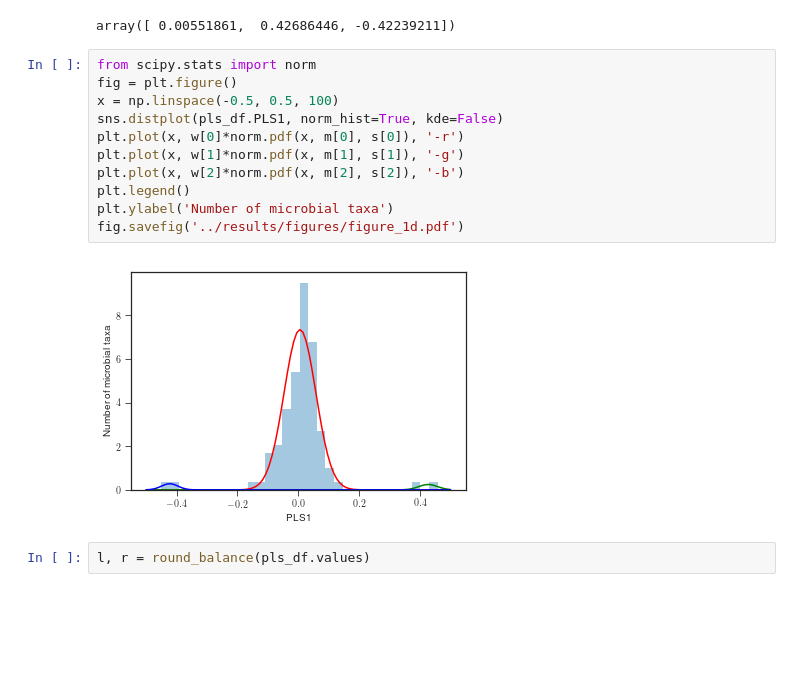
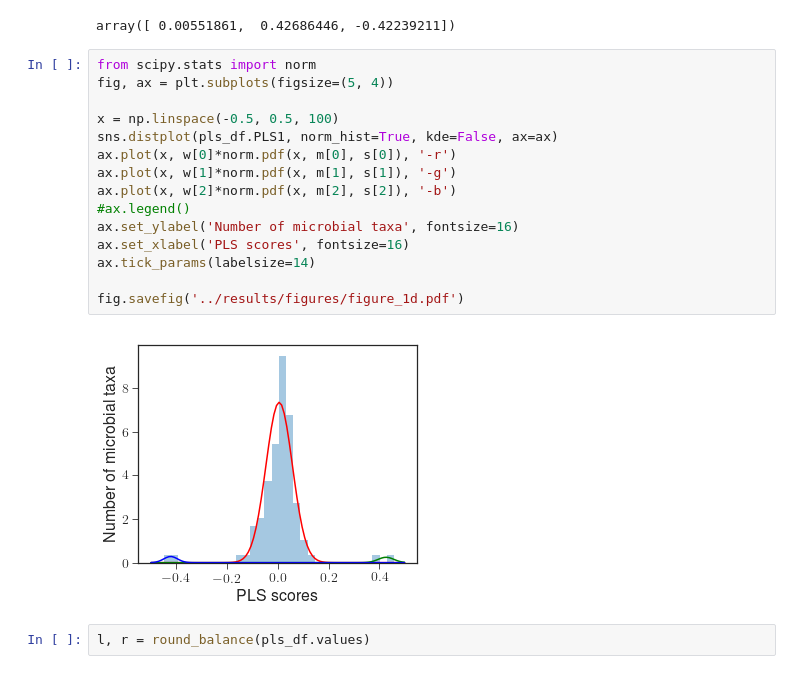
Before and after one commit to mortonjt/pls-balances, a Jupyter notebook: pls_balances/ipynb/simulation.ipynb, the cells around one changed output. Cells and saved outputs as stored; diff of their text form; blank space fills up the shorter version.

```diff
--- a/pls_balances/ipynb/simulation.ipynb
+++ b/pls_balances/ipynb/simulation.ipynb
@@ -183,17 +193,21 @@ m
 array([ 0.00551861,  0.42686446, -0.42239211])
 # %%
 from scipy.stats import norm
-fig = plt.figure()
+fig, ax = plt.subplots(figsize=(5, 4))
+
 x = np.linspace(-0.5, 0.5, 100)
-sns.distplot(pls_df.PLS1, norm_hist=True, kde=False)
-plt.plot(x, w[0]*norm.pdf(x, m[0], s[0]), '-r')
-plt.plot(x, w[1]*norm.pdf(x, m[1], s[1]), '-g')
-plt.plot(x, w[2]*norm.pdf(x, m[2], s[2]), '-b')
-plt.legend()
-plt.ylabel('Number of microbial taxa')
+sns.distplot(pls_df.PLS1, norm_hist=True, kde=False, ax=ax)
+ax.plot(x, w[0]*norm.pdf(x, m[0], s[0]), '-r')
+ax.plot(x, w[1]*norm.pdf(x, m[1], s[1]), '-g')
+ax.plot(x, w[2]*norm.pdf(x, m[2], s[2]), '-b')
+#ax.legend()
+ax.set_ylabel('Number of microbial taxa', fontsize=16)
+ax.set_xlabel('PLS scores', fontsize=16)
+ax.tick_params(labelsize=14)
+
 fig.savefig('../results/figures/figure_1d.pdf')
 # %% [output]
-[figure, old version]
+[figure, new version]
 # %%
 l, r = round_balance(pls_df.values)
 # %%
```
Also changed, not shown: parts of 7 cells of this notebook, 3 other files.
